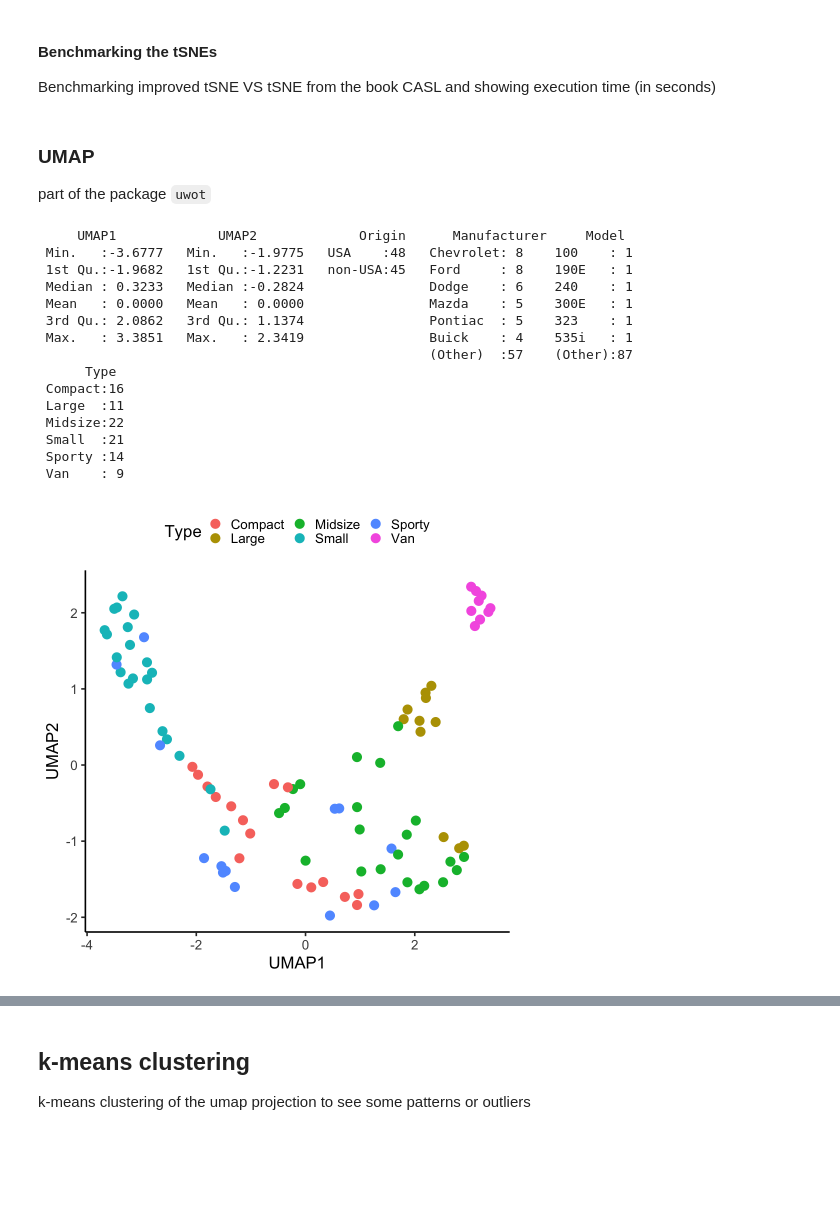
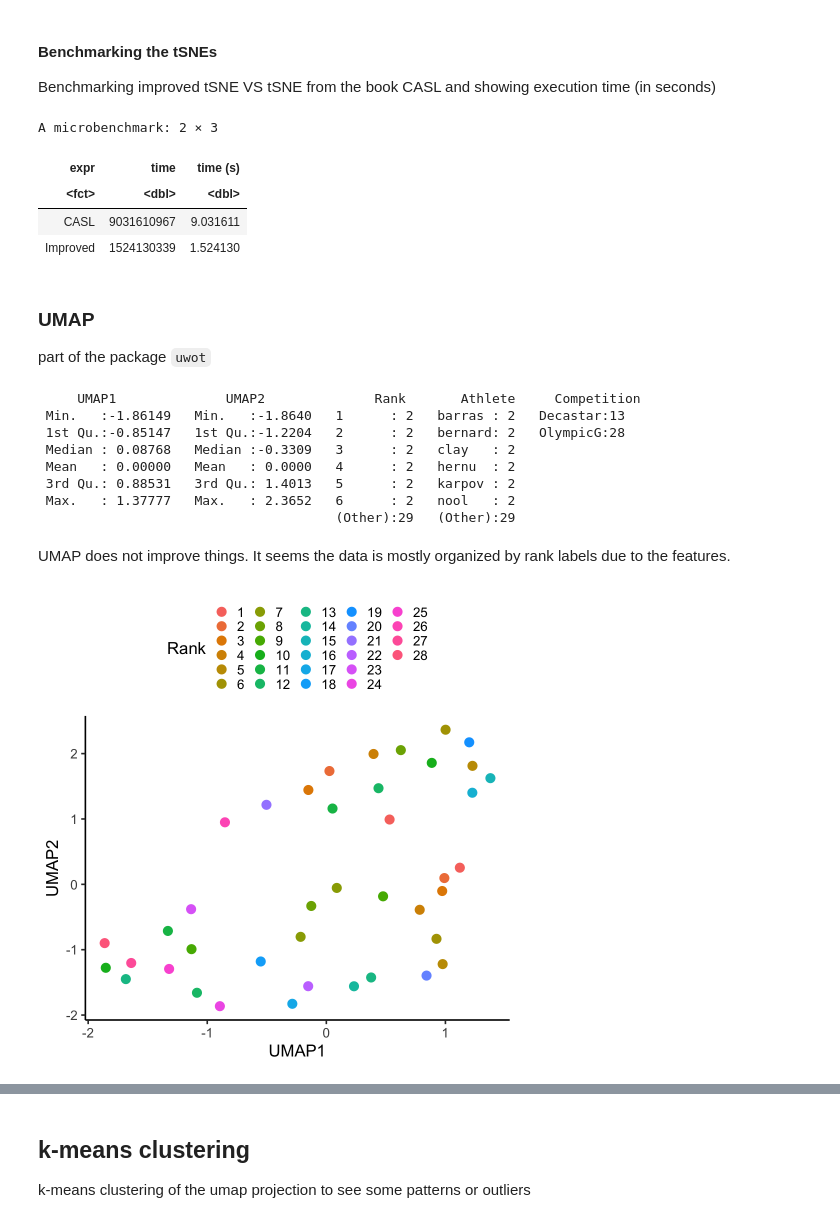
Before and after one commit to SamueleSoraggi/Projection_and_clustering_tutorial, a Jupyter notebook: Code/base notebook decathlon.ipynb, the cells around one changed output, grey strips where cells are left out. Saved outputs shown, nothing was run; the diff lists cells and outputs as text; code cells hidden in the pictures; blank space fills up the shorter version.

```diff
--- a/Code/base notebook decathlon.ipynb
+++ b/Code/base notebook decathlon.ipynb
@@ -93,5 +127,5 @@ X <- decathlon[, !colnames(decathlon) %in% c("Rank","Athlete","Competition") ]
 # %%
-labels <- decathlon[, c("Rank","Athlete","Competition") ]
+labels <- decathlon[c("Rank","Athlete","Competition")]
 # %% [markdown]
 ## Plot two dimensions
 # %%
@@ -364,5 +353,11 @@ Benchmarking improved tSNE VS tSNE from the book CASL and showing execution time
 # %%
-#MB
+MB
+# %% [output]
+A microbenchmark: 2 × 3
+| expr | time | time (s) |
+| <fct> | <dbl> | <dbl> |
+| CASL | 9031610967 | 9.031611 |
+| Improved | 1524130339 | 1.524130 |
 # %% [markdown]
 ### UMAP
 
@@ -378,24 +373,19 @@ Y_umap <- cbind(Y_umap,labels)
 # %%
 summary(Y_umap)
 # %% [output]
-     UMAP1             UMAP2             Origin      Manufacturer     Model
- Min.   :-3.6777   Min.   :-1.9775   USA    :48   Chevrolet: 8    100    : 1
- 1st Qu.:-1.9682   1st Qu.:-1.2231   non-USA:45   Ford     : 8    190E   : 1
- Median : 0.3233   Median :-0.2824                Dodge    : 6    240    : 1
- Mean   : 0.0000   Mean   : 0.0000                Mazda    : 5    300E   : 1
- 3rd Qu.: 2.0862   3rd Qu.: 1.1374                Pontiac  : 5    323    : 1
- Max.   : 3.3851   Max.   : 2.3419                Buick    : 4    535i   : 1
-                                                  (Other)  :57    (Other):87
-      Type
- Compact:16
- Large  :11
- Midsize:22
- Small  :21
- Sporty :14
- Van    : 9
+     UMAP1              UMAP2              Rank       Athlete     Competition
+ Min.   :-1.86149   Min.   :-1.8640   1      : 2   barras : 2   Decastar:13
+ 1st Qu.:-0.85147   1st Qu.:-1.2204   2      : 2   bernard: 2   OlympicG:28
+ Median : 0.08768   Median :-0.3309   3      : 2   clay   : 2
+ Mean   : 0.00000   Mean   : 0.0000   4      : 2   hernu  : 2
+ 3rd Qu.: 0.88531   3rd Qu.: 1.4013   5      : 2   karpov : 2
+ Max.   : 1.37777   Max.   : 2.3652   6      : 2   nool   : 2
+                                      (Other):29   (Other):29
+# %% [markdown]
+UMAP does not improve things. It seems the data is mostly organized by rank labels due to the features.
 # %%
-ggplot(Y_umap, aes(x=UMAP1, y=UMAP2, color=Type )) +
+ggplot(Y_umap, aes(x=UMAP1, y=UMAP2, color=Rank )) +
   geom_point(size=5) + theme_classic(base_size = 20) +
   theme(legend.position="top")
 # %% [output]
-[figure, old version]
+[figure, new version]
```
Also changed, not shown: parts of 78 cells of this notebook, 25 other files.
